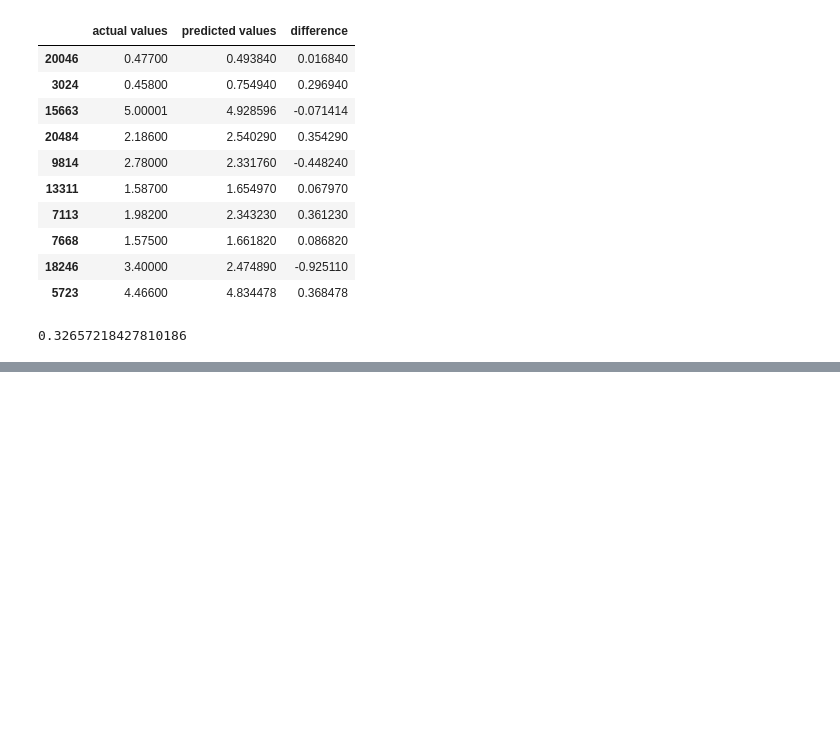
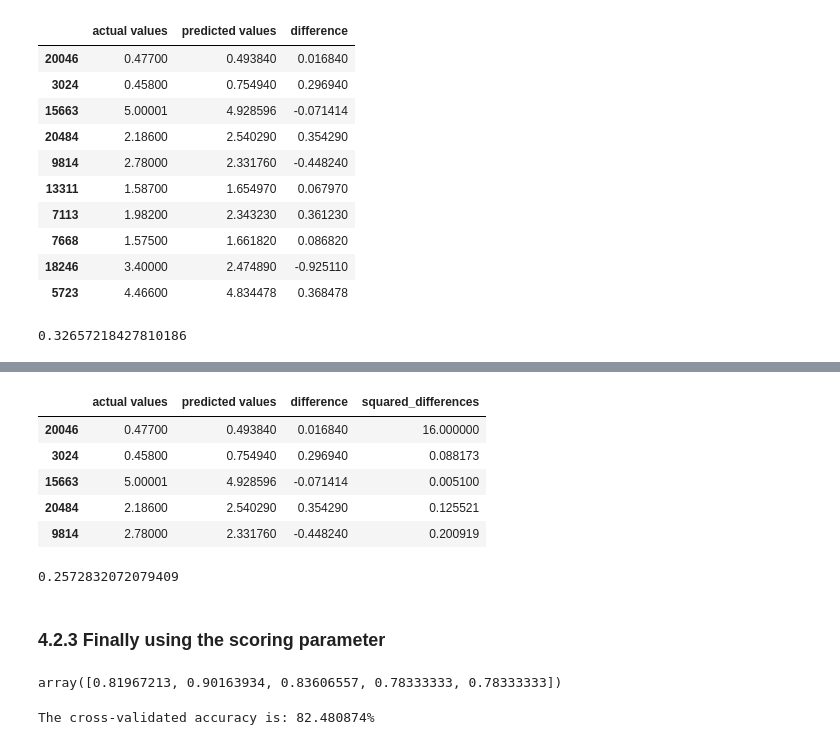
Before and after one commit to m0hank/practice-ml, a Jupyter notebook: Introduction to Scikit-Learn (Sklearn).ipynb, the cells around one changed output, grey strips where cells are left out. Drawn from its saved outputs; the diff is of its cells as text; code cells hidden in the pictures; blank space fills up the shorter version.

```diff
--- a/Introduction to Scikit-Learn (Sklearn).ipynb
+++ b/Introduction to Scikit-Learn (Sklearn).ipynb
@@ -1514,0 +1550,17 @@ np.abs(df["difference"]).mean()
+# %%
+df_large_error = df.copy()
+df_large_error.iloc[0]["squared_differences"] = 16
+df_large_error.head()
+# %% [output]
+|  | actual values | predicted values | difference | squared_differences |
+| 20046 | 0.47700 | 0.493840 | 0.016840 | 16.000000 |
+| 3024 | 0.45800 | 0.754940 | 0.296940 | 0.088173 |
+| 15663 | 5.00001 | 4.928596 | -0.071414 | 0.005100 |
+| 20484 | 2.18600 | 2.540290 | 0.354290 | 0.125521 |
+| 9814 | 2.78000 | 2.331760 | -0.448240 | 0.200919 |
+# %%
+df_large_error['squared_differences'].mean()
+# %% [output]
+0.2572832072079409
+# %% [markdown]
+### 4.2.3 Finally using the scoring parameter
@@ -1514,0 +1577,13 @@ np.abs(df["difference"]).mean()
+# %%
+np.random.seed(42)
+
+# Cross-validation accuracy
+cv_acc = cross_val_score(clf, X, y, cv=5, scoring=None)
+cv_acc
+# %% [output]
+array([0.81967213, 0.90163934, 0.83606557, 0.78333333, 0.78333333])
+# %%
+# Cross-validated accuracy
+print(f"The cross-validated accuracy is: {np.mean(cv_acc)*100:2f}%")
+# %% [output]
+The cross-validated accuracy is: 82.480874%
```
Also changed, not shown: parts of 25 cells of this notebook.
